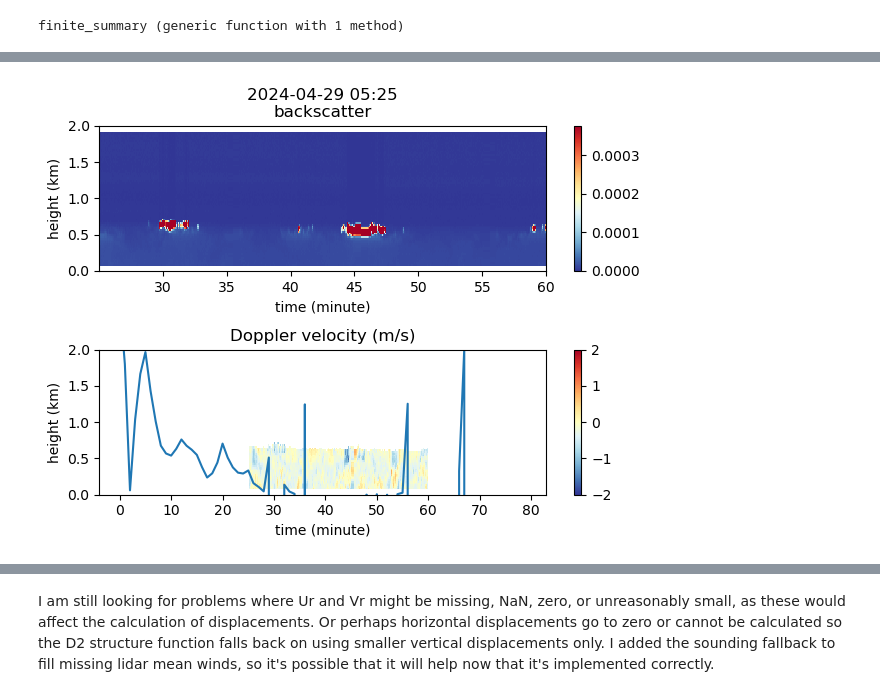
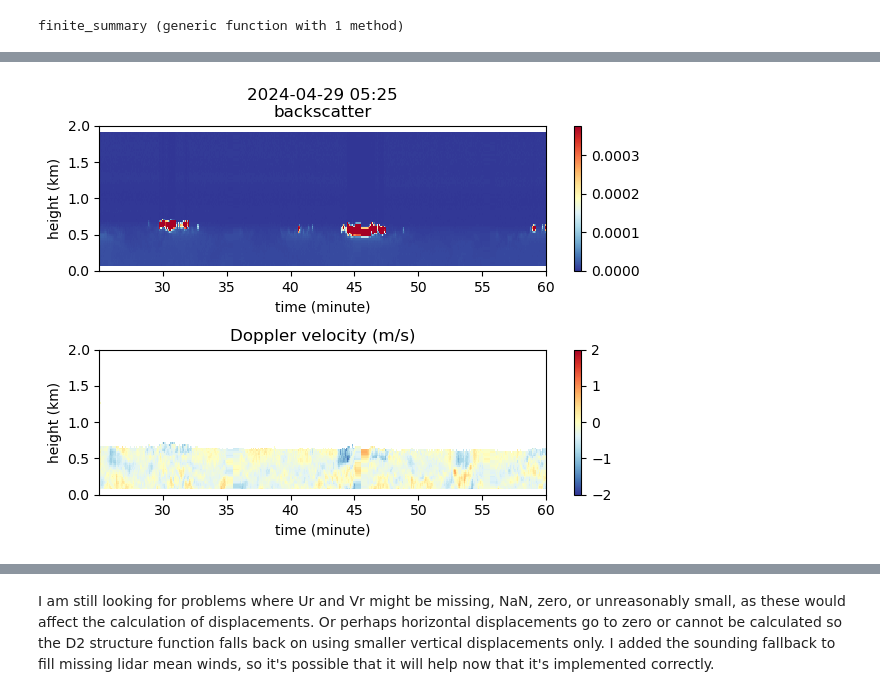
Before and after one commit to deszoeke/lidar, a Jupyter notebook: ASTRAL2024/lidar_turbulence_production.ipynb, the cells around one changed output, grey strips where cells are left out. Cells and saved outputs as stored; diff of their text form; code cells hidden in the pictures.

```diff
--- a/ASTRAL2024/lidar_turbulence_production.ipynb
+++ b/ASTRAL2024/lidar_turbulence_production.ipynb
@@ -1866,15 +1879,15 @@ chunk dt first=2024-04-29T05:35:58.891, last=2024-04-29T05:45:05.720
 # %%
 # plot 1 chunk
 # show(epsi_tmp[ic,:])
 
 fig = gcf()
 clf()
 pcolor_lidar_stare(fig, beams, LidarDt, Int(bigind_file_start), Int(bigind_file_end))
 # python type error: TypeError: Image data of dtype object cannot be converted to float
-plot(1e4 * epsi_tmp[ic,:])
+# plot(1e4 * epsi_tmp[ic,:])
 gcf()
 # %% [output]
-[figure, old version]
+[figure, new version]
 # %%
 dtime_st[144]
 # %% [output]
```
Also changed, not shown: parts of 11 cells of this notebook.
